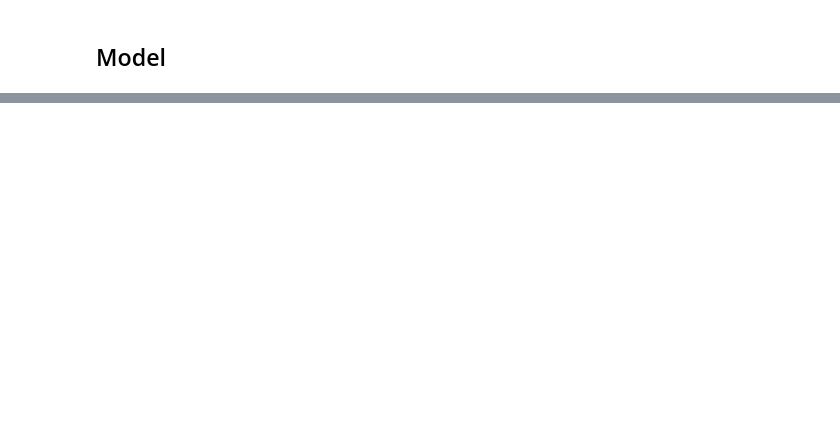
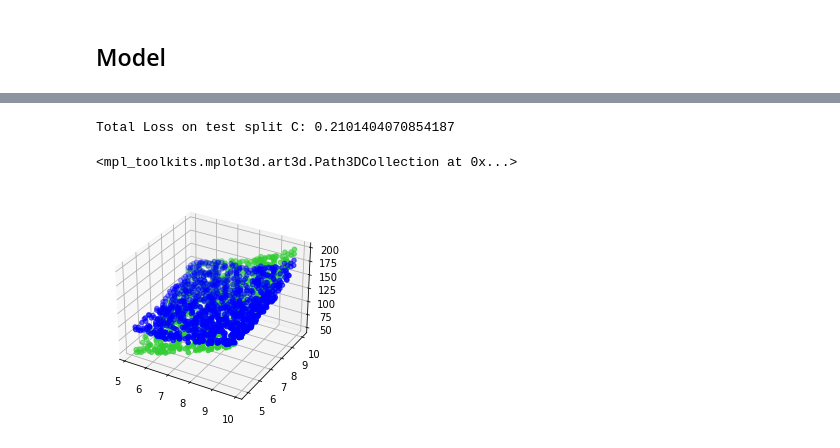
Before and after one commit to clrkwng/exploring_compositionality, a Jupyter notebook: running_nb.ipynb, the cells around one changed output, grey strips where cells are left out. Saved outputs shown, nothing was run; the diff lists cells and outputs as text; code cells hidden in the pictures; blank space fills up the shorter version.

```diff
--- a/running_nb.ipynb
+++ b/running_nb.ipynb
@@ -150,0 +155,26 @@ Total Loss on test split B: 0.10215272009372711
+# %%
+# Testing Split C
+X_testC, y_testC = get_test_splitC(1000)
+
+X_testC_orig, y_testC_orig = unnormalize_data(X_testC, y_testC, cache["X_testC_mean"], cache["X_testC_std"], cache["y_testC_mean"], cache["y_testC_std"])
+
+X_testC = torch.tensor(X_testC).float()
+y_testC = torch.tensor(y_testC).view(-1, 1).float()
+
+total_loss = 0
+
+with torch.no_grad():
+    predsC = model(X_testC[:,:2].float(), X_testC[:,2].long())
+    total_loss = criterion(predsC, y_testC).item()
+
+print(f"Total Loss on test split C: {total_loss}")
+
+X_testC_orig, predsC_orig = unnormalize_data(X_testC, predsC.detach().numpy(), cache["X_testC_mean"], cache["X_testC_std"], cache["y_testC_mean"], cache["y_testC_std"])
+
+ax = plt.axes(projection='3d')
+ax.scatter3D(X_testC_orig[:, 0], X_testC_orig[:, 1], y_testC_orig, c='limegreen')
+ax.scatter3D(X_testC_orig[:, 0], X_testC_orig[:, 1], predsC_orig, c='blue')
+# %% [output]
+Total Loss on test split C: 0.2101404070854187
+<mpl_toolkits.mplot3d.art3d.Path3DCollection at 0x...>
+[figure, added]
```
Also changed, not shown: parts of 8 cells of this notebook, 1 other file.
